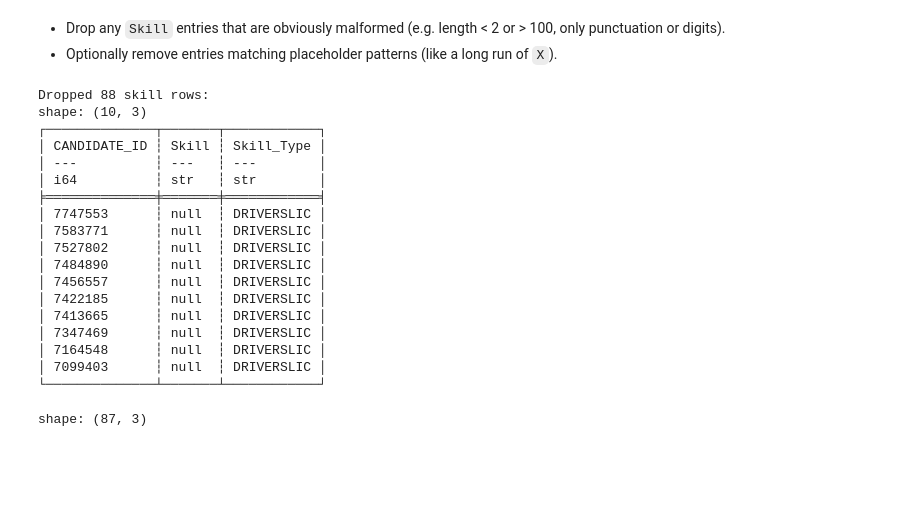
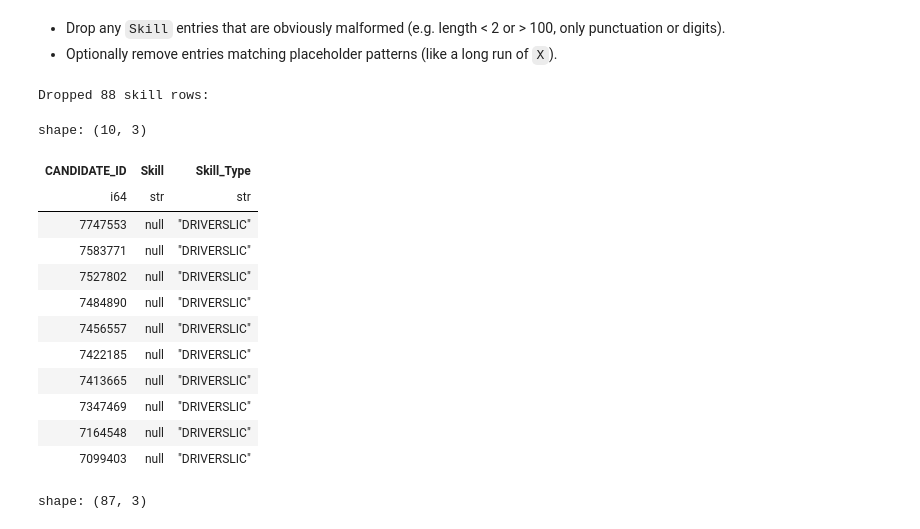
Before and after one commit to francescobaio/hiring_cv_bias, a Jupyter notebook: notebooks/data_cleaning.ipynb, the cells around one changed output. Cells and saved outputs as stored; diff of their text form; code cells hidden in the pictures; blank space fills up the shorter version.

```diff
--- a/notebooks/data_cleaning.ipynb
+++ b/notebooks/data_cleaning.ipynb
@@ -682,24 +629,20 @@ All Skill_Type values are valid.
 # %%
 dropped_skills = find_dropped_skill_rows(raw_skills)
 print(f"Dropped {dropped_skills.height} skill rows:")
-print(dropped_skills.head(10))
+display(dropped_skills.head(10))
 # %% [output]
 Dropped 88 skill rows:
-shape: (10, 3)
-┌──────────────┬───────┬────────────┐
-│ CANDIDATE_ID ┆ Skill ┆ Skill_Type │
-│ ---          ┆ ---   ┆ ---        │
-│ i64          ┆ str   ┆ str        │
-╞══════════════╪═══════╪════════════╡
-│ 7747553      ┆ null  ┆ DRIVERSLIC │
-│ 7583771      ┆ null  ┆ DRIVERSLIC │
-│ 7527802      ┆ null  ┆ DRIVERSLIC │
-│ 7484890      ┆ null  ┆ DRIVERSLIC │
-│ 7456557      ┆ null  ┆ DRIVERSLIC │
-│ 7422185      ┆ null  ┆ DRIVERSLIC │
-│ 7413665      ┆ null  ┆ DRIVERSLIC │
-│ 7347469      ┆ null  ┆ DRIVERSLIC │
-│ 7164548      ┆ null  ┆ DRIVERSLIC │
-│ 7099403      ┆ null  ┆ DRIVERSLIC │
-└──────────────┴───────┴────────────┘
+shape: (10, 3)
+| CANDIDATE_ID | Skill | Skill_Type |
+| i64 | str | str |
+| 7747553 | null | "DRIVERSLIC" |
+| 7583771 | null | "DRIVERSLIC" |
+| 7527802 | null | "DRIVERSLIC" |
+| 7484890 | null | "DRIVERSLIC" |
+| 7456557 | null | "DRIVERSLIC" |
+| 7422185 | null | "DRIVERSLIC" |
+| 7413665 | null | "DRIVERSLIC" |
+| 7347469 | null | "DRIVERSLIC" |
+| 7164548 | null | "DRIVERSLIC" |
+| 7099403 | null | "DRIVERSLIC" |
 # %%
```
Also changed, not shown: parts of 19 cells of this notebook, 8 other files.
